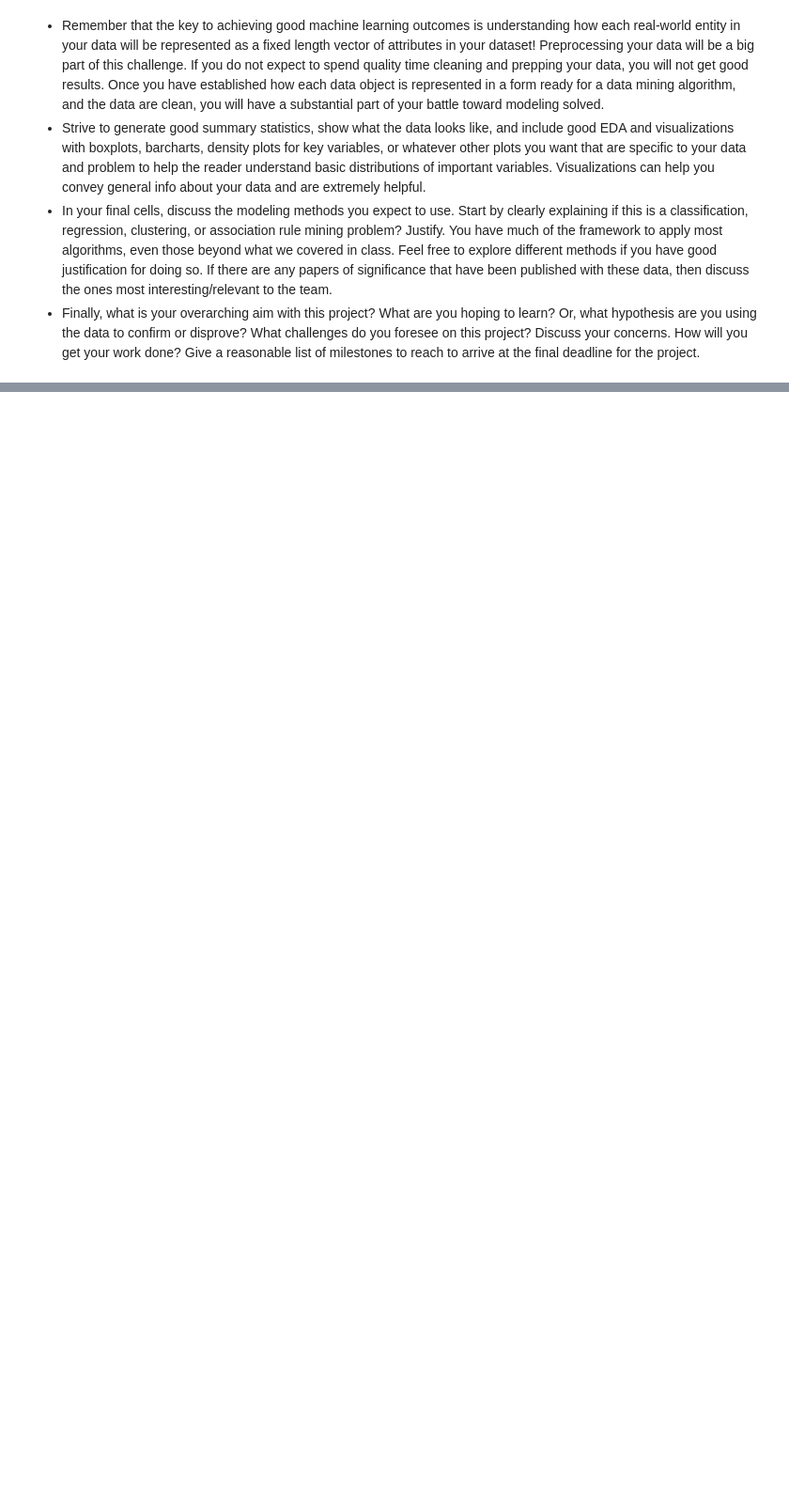
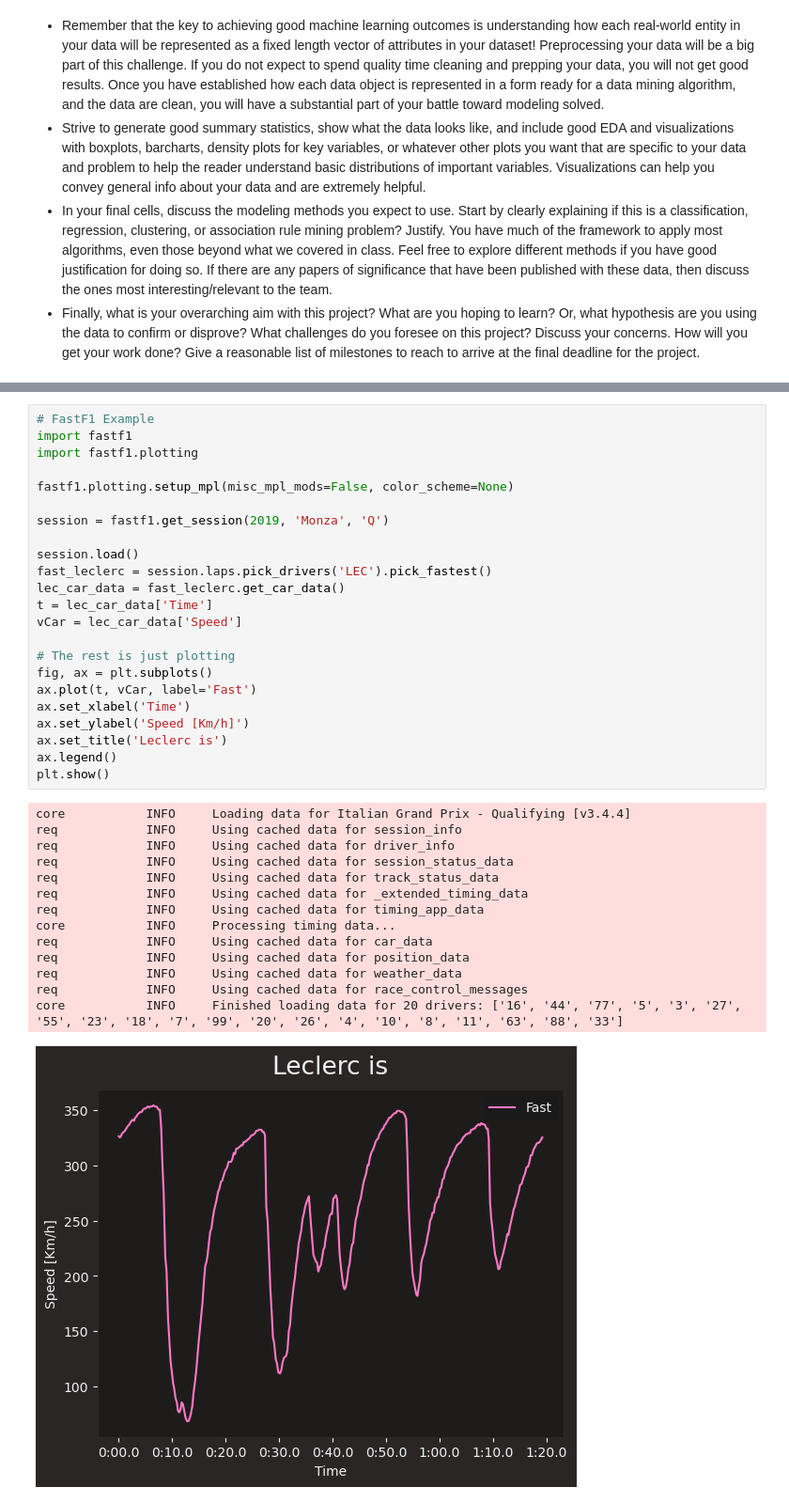
Before and after one commit to soconnor0919/f1-race-prediction, a Jupyter notebook: project/DataPrep_EDA.ipynb, the cells around one changed output, grey strips where cells are left out. Shown at 94% size. Saved outputs shown, nothing was run; the diff lists cells and outputs as text; blank space fills up the shorter version.

Commit message:
Add FastF1 library, run example

```diff
--- a/project/DataPrep_EDA.ipynb
+++ b/project/DataPrep_EDA.ipynb
@@ -17,0 +27,38 @@ Create your first notebook file, DataPrep_EDA.ipynb. Use both markdown and code
+# %%
+# FastF1 Example
+import fastf1
+import fastf1.plotting
+
+fastf1.plotting.setup_mpl(misc_mpl_mods=False, color_scheme=None)
+
+session = fastf1.get_session(2019, 'Monza', 'Q')
+
+session.load()
+fast_leclerc = session.laps.pick_drivers('LEC').pick_fastest()
+lec_car_data = fast_leclerc.get_car_data()
+t = lec_car_data['Time']
+vCar = lec_car_data['Speed']
+
+# The rest is just plotting
+fig, ax = plt.subplots()
+ax.plot(t, vCar, label='Fast')
+ax.set_xlabel('Time')
+ax.set_ylabel('Speed [Km/h]')
+ax.set_title('Leclerc is')
+ax.legend()
+plt.show()
+# %% [output]
+core           INFO     Loading data for Italian Grand Prix - Qualifying [v3.4.4]
+req            INFO     Using cached data for session_info
+req            INFO     Using cached data for driver_info
+req            INFO     Using cached data for session_status_data
+req            INFO     Using cached data for track_status_data
+req            INFO     Using cached data for _extended_timing_data
+req            INFO     Using cached data for timing_app_data
+core           INFO     Processing timing data...
+req            INFO     Using cached data for car_data
+req            INFO     Using cached data for position_data
+req            INFO     Using cached data for weather_data
+req            INFO     Using cached data for race_control_messages
+core           INFO     Finished loading data for 20 drivers: ['16', '44', '77', '5', '3', '27', '55', '23', '18', '7', '99', '20', '26', '4', '10', '8', '11', '63', '88', '33']
+[figure, added]
```
Also changed, not shown: parts of 2 cells of this notebook, 1 other file.
